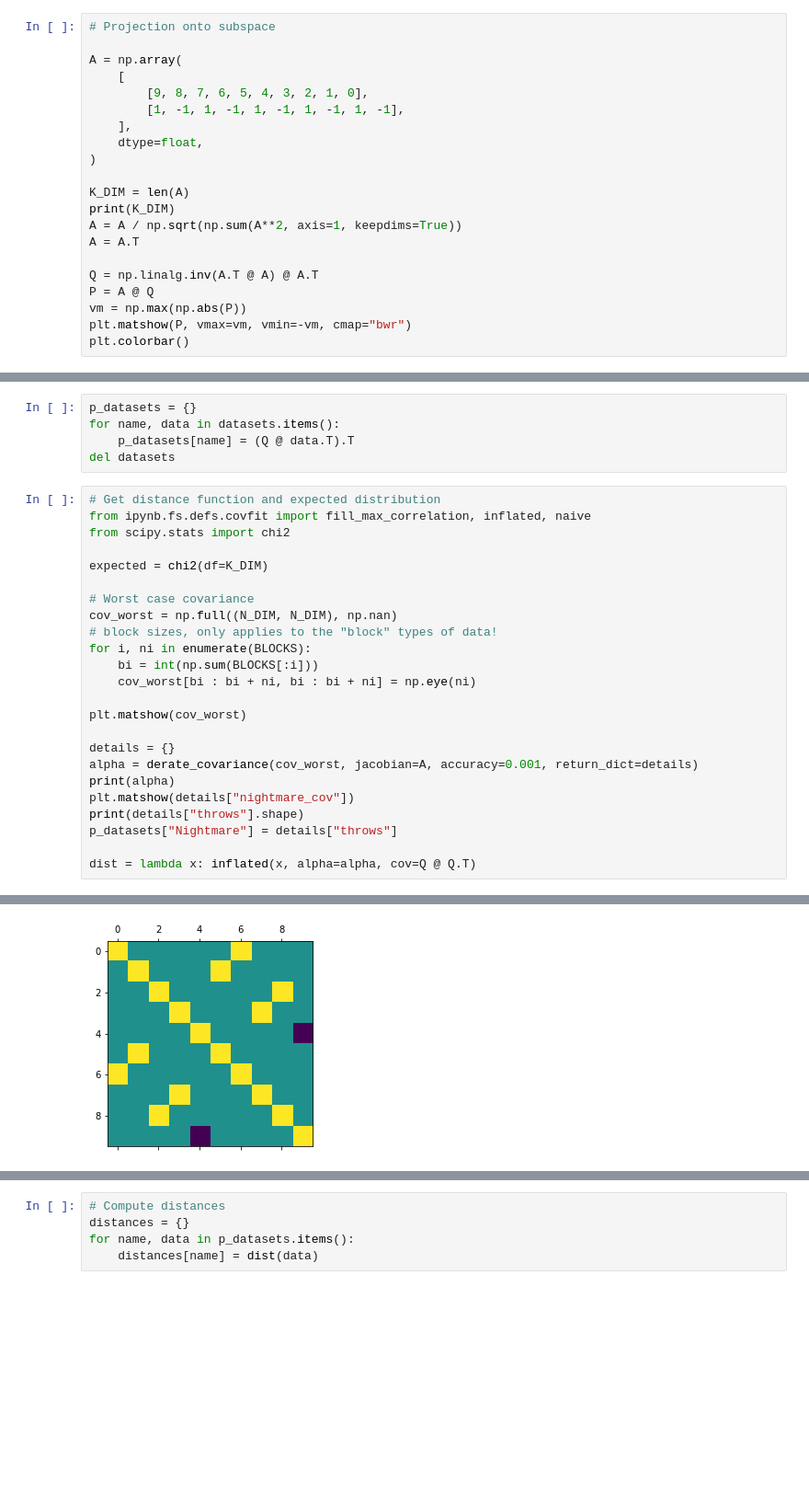
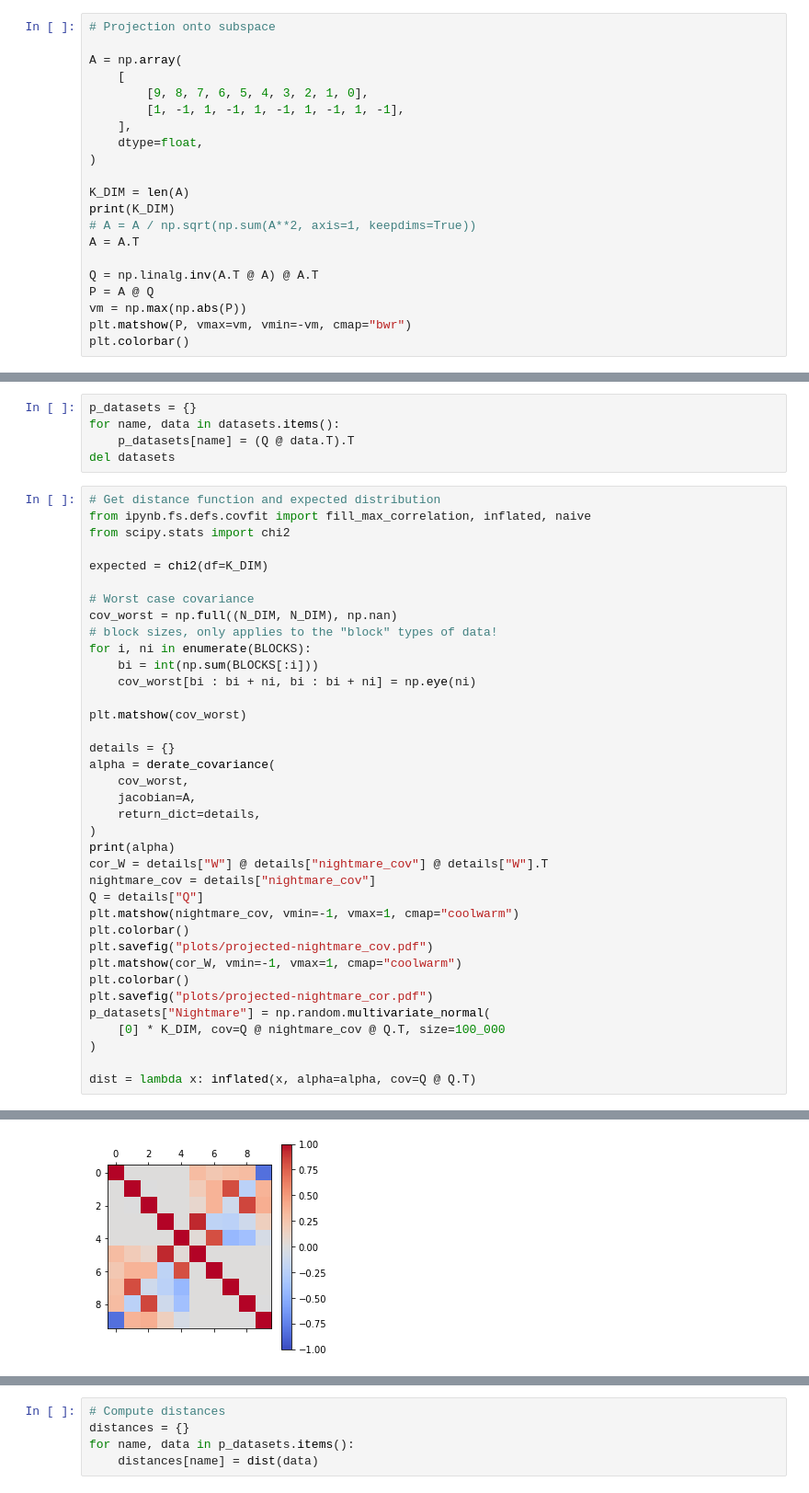
Before and after one commit to ast0815/covfit, a Jupyter notebook: projection-worst-lib.ipynb, the cells around one changed output, grey strips where cells are left out. Shown at 92% size. Drawn from its saved outputs; the diff is of its cells as text; blank space fills up the shorter version.

```diff
--- a/projection-worst-lib.ipynb
+++ b/projection-worst-lib.ipynb
@@ -26,7 +26,7 @@ A = np.array(
 
 K_DIM = len(A)
 print(K_DIM)
-A = A / np.sqrt(np.sum(A**2, axis=1, keepdims=True))
+# A = A / np.sqrt(np.sum(A**2, axis=1, keepdims=True))
 A = A.T
 
 Q = np.linalg.inv(A.T @ A) @ A.T
@@ -60,11 +60,24 @@ for i, ni in enumerate(BLOCKS):
 plt.matshow(cov_worst)
 
 details = {}
-alpha = derate_covariance(cov_worst, jacobian=A, accuracy=0.001, return_dict=details)
+alpha = derate_covariance(
+    cov_worst,
+    jacobian=A,
+    return_dict=details,
+)
 print(alpha)
-plt.matshow(details["nightmare_cov"])
-print(details["throws"].shape)
-p_datasets["Nightmare"] = details["throws"]
+cor_W = details["W"] @ details["nightmare_cov"] @ details["W"].T
+nightmare_cov = details["nightmare_cov"]
+Q = details["Q"]
+plt.matshow(nightmare_cov, vmin=-1, vmax=1, cmap="coolwarm")
+plt.colorbar()
+plt.savefig("plots/projected-nightmare_cov.pdf")
+plt.matshow(cor_W, vmin=-1, vmax=1, cmap="coolwarm")
+plt.colorbar()
+plt.savefig("plots/projected-nightmare_cor.pdf")
+p_datasets["Nightmare"] = np.random.multivariate_normal(
+    [0] * K_DIM, cov=Q @ nightmare_cov @ Q.T, size=100_000
+)
 
 dist = lambda x: inflated(x, alpha=alpha, cov=Q @ Q.T)
 # %% [output]
@@ -73,2 +85,2 @@ dist = lambda x: inflated(x, alpha=alpha, cov=Q @ Q.T)
 [figure]
-[figure, old version]
+[figure, new version]
```
Also changed, not shown: parts of 6 cells of this notebook, 16 other files.
